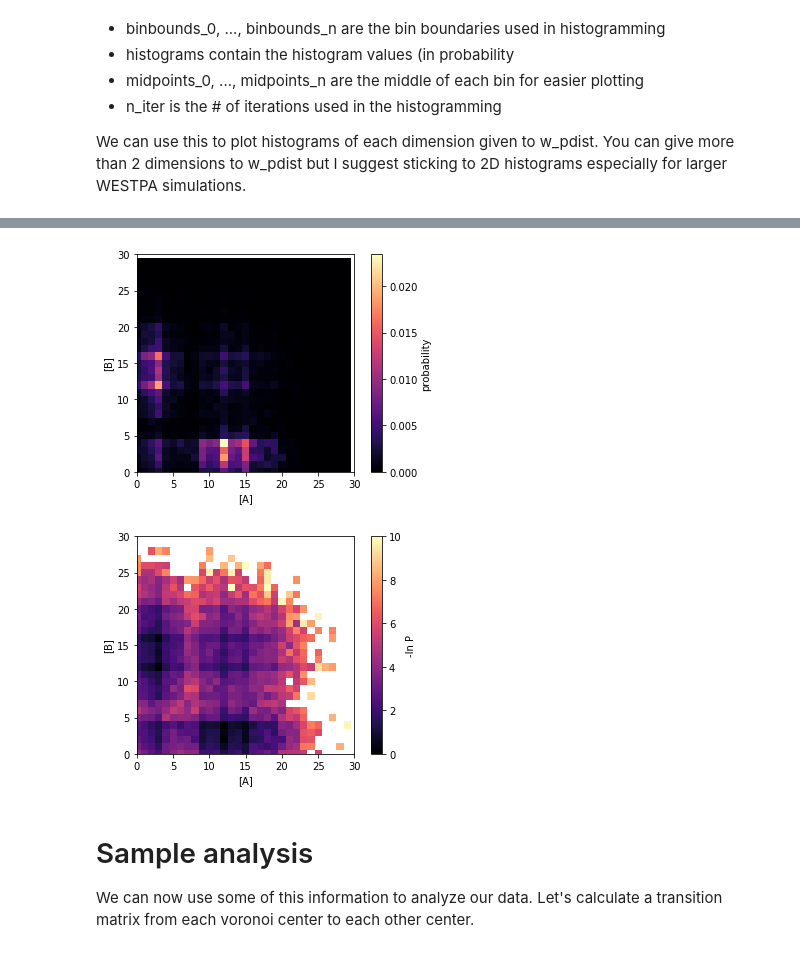
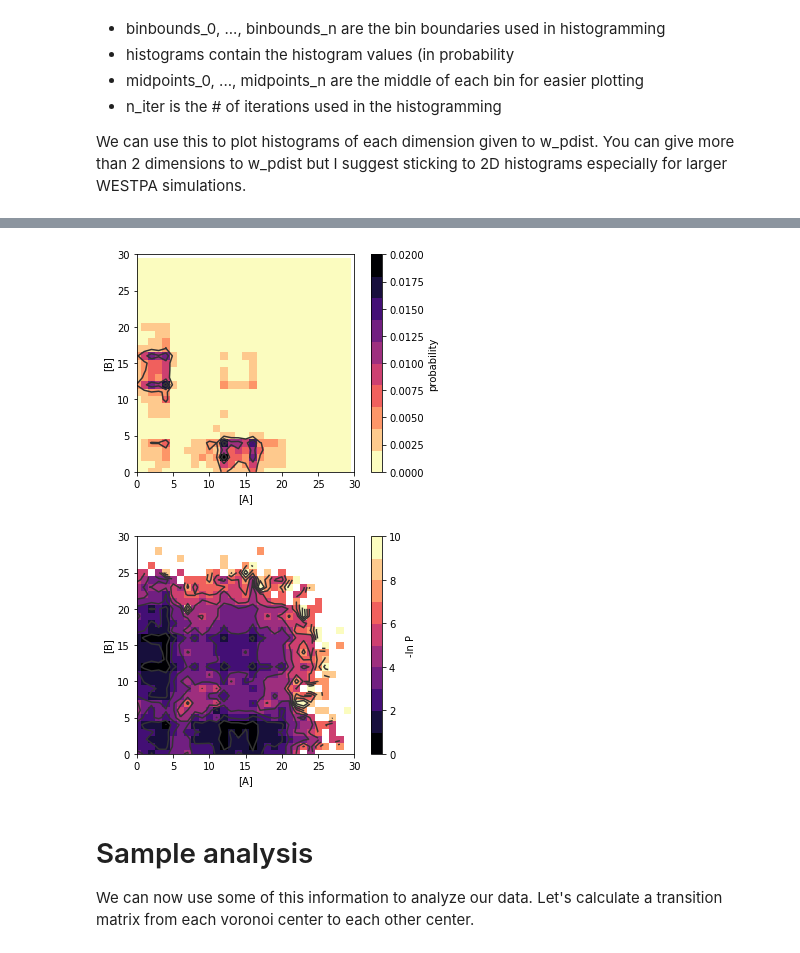
Before and after one commit to ASinanSaglam/WESTPA_Workshop_2018_Saglam, a Jupyter notebook: analysis/analysis.ipynb, the cells around one changed output, grey strips where cells are left out. Cells and saved outputs as stored; diff of their text form; code cells hidden in the pictures.

```diff
--- a/analysis/analysis.ipynb
+++ b/analysis/analysis.ipynb
@@ -215,20 +218,21 @@ plt.show()
 # %%
 # Now plot color map
-im = plt.imshow(H, cmap=plt.get_cmap("magma"))
+plt.contour(H, np.arange(0.0, 0.020, 0.005), lw=2, colors='0.2')
+im = plt.imshow(H, cmap=plt.get_cmap("magma_r", 10), vmax=0.02)
 _ = plt.colorbar(im, label="probability")
 plt.xlim(0,30)
 plt.ylim(0,30)
 plt.xlabel("[A]")
 plt.ylabel("[B]")
 plt.show()
 # %% [output]
-[figure, old version]
+[figure, new version]
 # %%
-# SHOULD I INCLUDE THIS?
 # Generally a -ln P makes things easier to see and converts the probability to a estimate of the free energy
 lnp = -np.log(H)
 lnp = lnp - lnp.min()
-im = plt.imshow(lnp, cmap=plt.get_cmap("magma"), vmax=10)
+plt.contour(lnp, range(10), lw=2, colors='0.2')
+im = plt.imshow(lnp, cmap=plt.get_cmap("magma", 10), vmax=10)
 _ = plt.colorbar(im, label="-ln P")
 plt.xlim(0,30)
 plt.ylim(0,30)
@@ -236,7 +240,7 @@ plt.xlabel("[A]")
 plt.ylabel("[B]")
 plt.show()
 # %% [output]
-[figure, old version]
+[figure, new version]
 # %% [markdown]
 # Sample analysis
 
```
Also changed, not shown: parts of 27 cells of this notebook.
